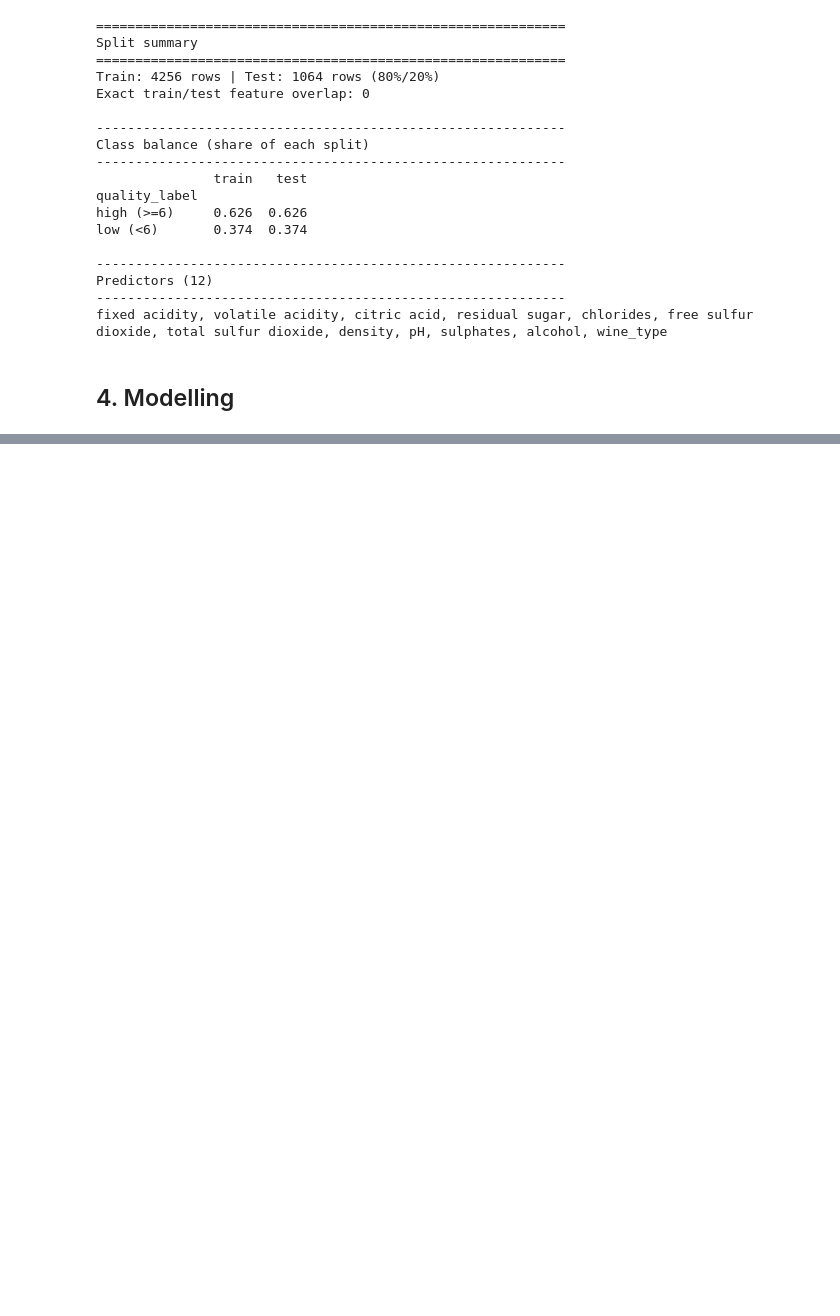
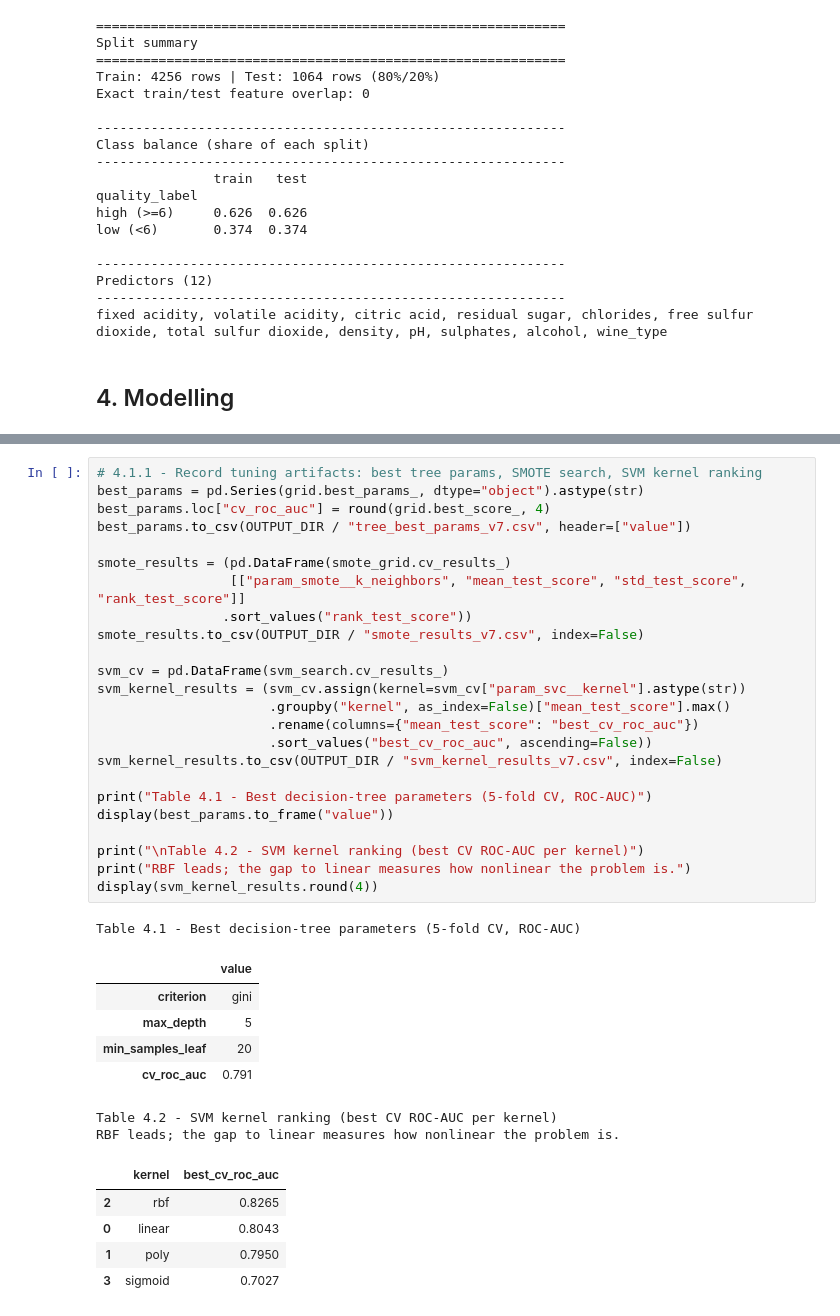
Before and after one commit to lfariabr/masters-swe-ai, a Jupyter notebook: 2026-T2/MLN/assignments/Assessment2/notebook/MLN601FariaLuisBrief2v7.ipynb, the cells around one changed output, grey strips where cells are left out. Saved outputs shown, nothing was run; the diff lists cells and outputs as text; blank space fills up the shorter version.

```diff
--- a/2026-T2/MLN/assignments/Assessment2/notebook/MLN601FariaLuisBrief2v7.ipynb
+++ b/2026-T2/MLN/assignments/Assessment2/notebook/MLN601FariaLuisBrief2v7.ipynb
@@ -589,0 +673,38 @@ dt_default.fit(X_train, y_train)
+# %%
+# 4.1.1 - Record tuning artifacts: best tree params, SMOTE search, SVM kernel ranking
+best_params = pd.Series(grid.best_params_, dtype="object").astype(str)
+best_params.loc["cv_roc_auc"] = round(grid.best_score_, 4)
+best_params.to_csv(OUTPUT_DIR / "tree_best_params_v7.csv", header=["value"])
+
+smote_results = (pd.DataFrame(smote_grid.cv_results_)
+                 [["param_smote__k_neighbors", "mean_test_score", "std_test_score", "rank_test_score"]]
+                .sort_values("rank_test_score"))
+smote_results.to_csv(OUTPUT_DIR / "smote_results_v7.csv", index=False)
+
+svm_cv = pd.DataFrame(svm_search.cv_results_)
+svm_kernel_results = (svm_cv.assign(kernel=svm_cv["param_svc__kernel"].astype(str))
+                      .groupby("kernel", as_index=False)["mean_test_score"].max()
+                      .rename(columns={"mean_test_score": "best_cv_roc_auc"})
+                      .sort_values("best_cv_roc_auc", ascending=False))
+svm_kernel_results.to_csv(OUTPUT_DIR / "svm_kernel_results_v7.csv", index=False)
+
+print("Table 4.1 - Best decision-tree parameters (5-fold CV, ROC-AUC)")
+display(best_params.to_frame("value"))
+
+print("\nTable 4.2 - SVM kernel ranking (best CV ROC-AUC per kernel)")
+print("RBF leads; the gap to linear measures how nonlinear the problem is.")
+display(svm_kernel_results.round(4))
+# %% [output]
+Table 4.1 - Best decision-tree parameters (5-fold CV, ROC-AUC)
+|  | value |
+| criterion | gini |
+| max_depth | 5 |
+| min_samples_leaf | 20 |
+| cv_roc_auc | 0.791 |
+Table 4.2 - SVM kernel ranking (best CV ROC-AUC per kernel)
+RBF leads; the gap to linear measures how nonlinear the problem is.
+|  | kernel | best_cv_roc_auc |
+| 2 | rbf | 0.8265 |
+| 0 | linear | 0.8043 |
+| 1 | poly | 0.7950 |
+| 3 | sigmoid | 0.7027 |
```
Also changed, not shown: parts of 7 cells of this notebook, 5 other files.
